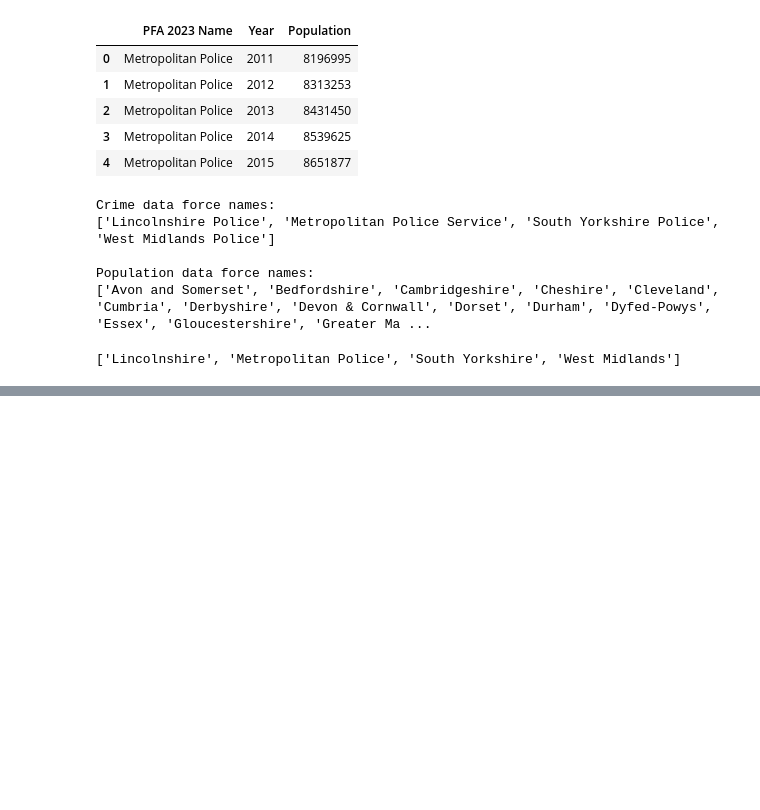
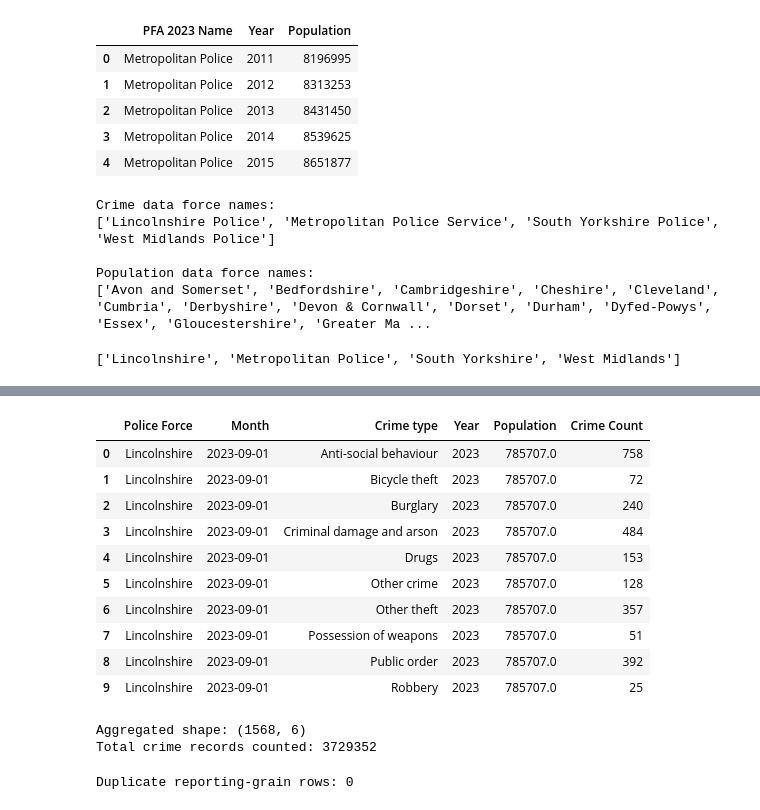
Before and after one commit to j4ckg59/UK-Police-Crime-Data-Engineering-Project, a Jupyter notebook: data_pipeline.ipynb, the cells around one changed output, grey strips where cells are left out. Saved outputs shown, nothing was run; the diff lists cells and outputs as text; code cells hidden in the pictures; blank space fills up the shorter version.

```diff
--- a/data_pipeline.ipynb
+++ b/data_pipeline.ipynb
@@ -671,13 +676,17 @@ print(sorted(crime_df["Police Force"].unique()))
 # %% [output]
 ['Lincolnshire', 'Metropolitan Police', 'South Yorkshire', 'West Midlands']
 # %%
+# join the population data with the crime df
 crime_enriched = crime_df.merge(
     population_summary,
     left_on=[
-        "Police Force",
+        'Police Force',
         crime_df['Month'].dt.year.rename('Year')
     ],
     right_on=[
-
-    ]
+        'PFA 2023 Name',
+        'Year'
+    ],
+    how= 'left',
+    validate= 'many_to_one'
 )
@@ -683,0 +754,5 @@ crime_enriched = crime_df.merge(
+# %%
+#remove 2026 as it lacks population data
+crime_analysis = crime_enriched[
+    crime_enriched["Year"].between(2023, 2025)
+].copy()
@@ -683,0 +781,39 @@ crime_enriched = crime_df.merge(
+# %%
+monthly_crime = (
+    crime_analysis
+    .groupby(
+        ["Police Force", "Month", "Crime type", "Year", "Population"],
+        dropna=False
+    )
+    .size()
+    .reset_index(name="Crime Count")
+)
+# %%
+display(monthly_crime.head(10))
+# %% [output]
+|  | Police Force | Month | Crime type | Year | Population | Crime Count |
+| 0 | Lincolnshire | 2023-09-01 | Anti-social behaviour | 2023 | 785707.0 | 758 |
+| 1 | Lincolnshire | 2023-09-01 | Bicycle theft | 2023 | 785707.0 | 72 |
+| 2 | Lincolnshire | 2023-09-01 | Burglary | 2023 | 785707.0 | 240 |
+| 3 | Lincolnshire | 2023-09-01 | Criminal damage and arson | 2023 | 785707.0 | 484 |
+| 4 | Lincolnshire | 2023-09-01 | Drugs | 2023 | 785707.0 | 153 |
+| 5 | Lincolnshire | 2023-09-01 | Other crime | 2023 | 785707.0 | 128 |
+| 6 | Lincolnshire | 2023-09-01 | Other theft | 2023 | 785707.0 | 357 |
+| 7 | Lincolnshire | 2023-09-01 | Possession of weapons | 2023 | 785707.0 | 51 |
+| 8 | Lincolnshire | 2023-09-01 | Public order | 2023 | 785707.0 | 392 |
+| 9 | Lincolnshire | 2023-09-01 | Robbery | 2023 | 785707.0 | 25 |
+# %%
+print("Aggregated shape:", monthly_crime.shape)
+print("Total crime records counted:", monthly_crime["Crime Count"].sum())
+# %% [output]
+Aggregated shape: (1568, 6)
+Total crime records counted: 3729352
+# %%
+print(
+    "Duplicate reporting-grain rows:",
+    monthly_crime.duplicated(
+        subset=["Police Force", "Month", "Crime type"]
+    ).sum()
+)
+# %% [output]
+Duplicate reporting-grain rows: 0
```
Also changed, not shown: parts of 19 cells of this notebook, 1 other file.
